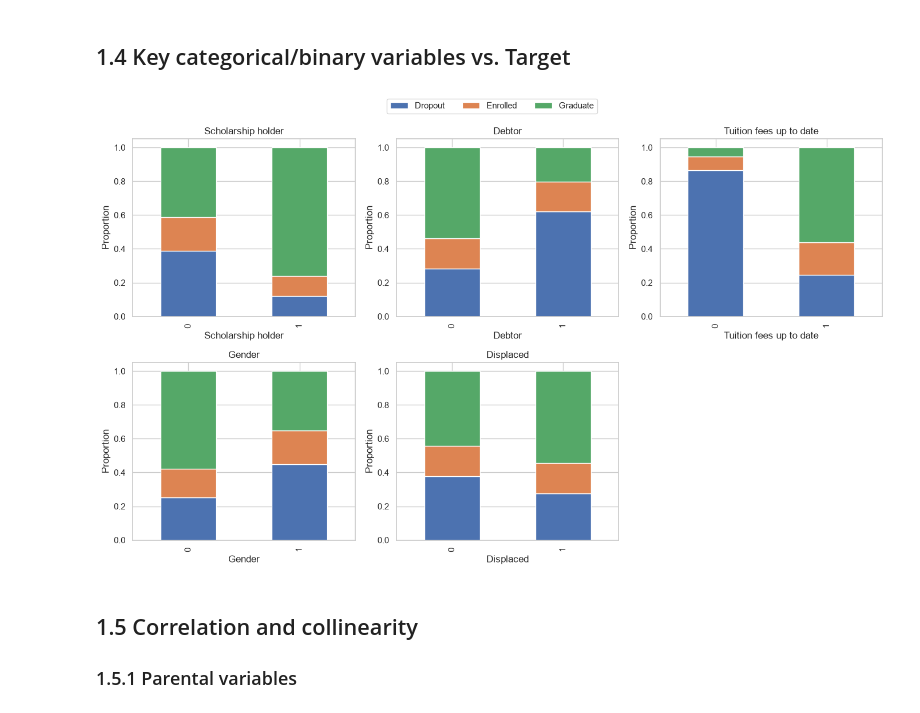
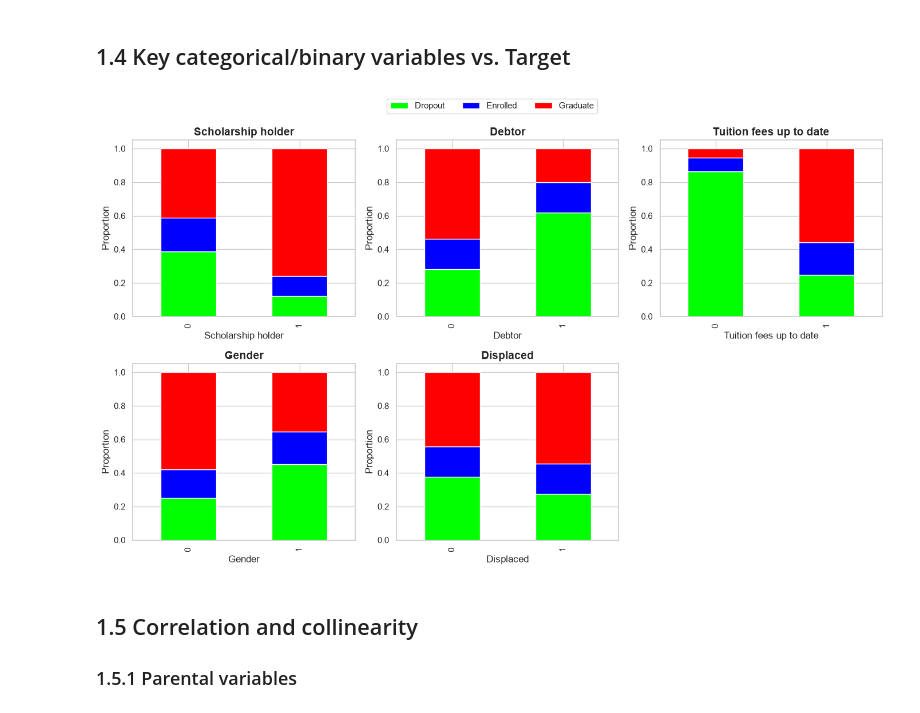
Before and after one commit to itsjavi16/student-dropout-prediction, a Jupyter notebook: notebooks/01_eda_.ipynb, the cells around one changed output. Drawn from its saved outputs; the diff is of its cells as text; code cells hidden in the pictures.

```diff
--- a/notebooks/01_eda_.ipynb
+++ b/notebooks/01_eda_.ipynb
@@ -122,11 +122,10 @@ key_numeric_cols = [
     "Curricular units 2nd sem (grade)",
 ]
 
-fig, axes = plt.subplots(nrows=2, ncols=3, figsize=(14, 8))
+fig, axes = plt.subplots(nrows=2, ncols=3, figsize=(14, 12))
 for ax, col in zip(axes.flat, key_numeric_cols):
-    sns.boxplot(data=df, x=TARGET_COL, y=col, ax=ax)
-    ax.set_title(col)
+    sns.boxenplot(data=df, x=TARGET_COL, y=col, ax=ax, palette=custom_palette,hue=TARGET_COL)
+    ax.set_title(col,fontsize=14, fontweight="bold")
 axes.flat[-1].set_visible(False)
-plt.tight_layout()
 plt.show()
 # %% [output]
@@ -136,19 +135,19 @@ plt.show()
 # %%
 key_categorical_cols = ["Scholarship holder", "Debtor", "Tuition fees up to date", "Gender", "Displaced"]
 
 fig, axes = plt.subplots(2, 3, figsize=(14, 8))
 for ax, col in zip(axes.flat, key_categorical_cols):
     rates = pd.crosstab(df[col], df[TARGET_COL], normalize="index")
-    rates.plot(kind="bar", stacked=True, ax=ax, legend=False)
-    ax.set_title(col)
+    rates.plot(kind="bar", stacked=True, ax=ax, legend=False, color = ["lime", "blue", "red"])
+    ax.set_title(col,fontsize=14, fontweight="bold")
     ax.set_ylabel("Proportion")
 handles, labels = axes.flat[0].get_legend_handles_labels()
 fig.legend(handles, labels, loc="upper center", ncol=3, bbox_to_anchor=(0.5, 1.05))
 axes.flat[-1].set_visible(False)
 plt.tight_layout()
 plt.show()
 # %% [output]
-[figure, old version]
+[figure, new version]
 # %% [markdown]
 ## 1.5 Correlation and collinearity
 ### 1.5.1 Parental variables
```
Also changed, not shown: parts of 1 cell of this notebook.
